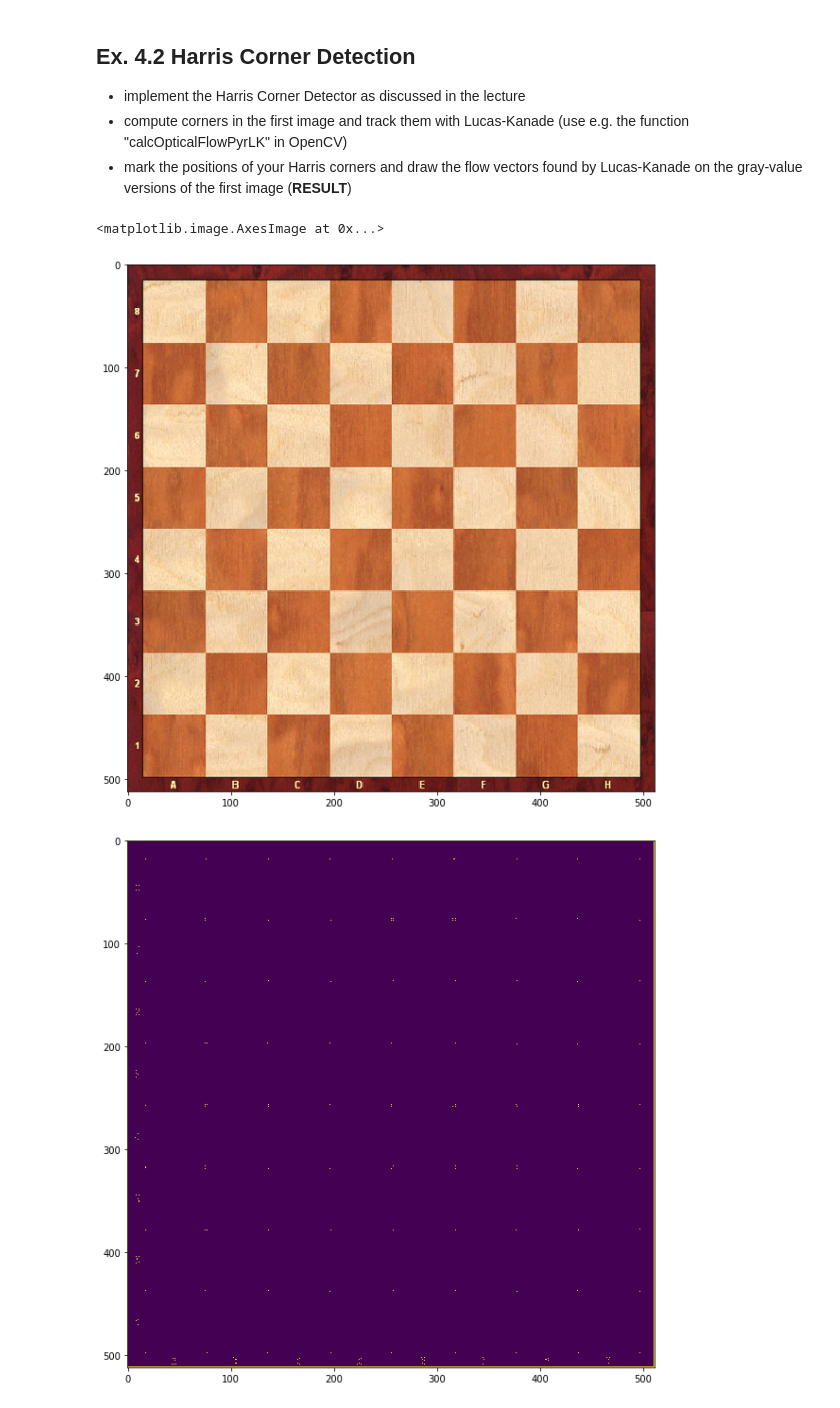
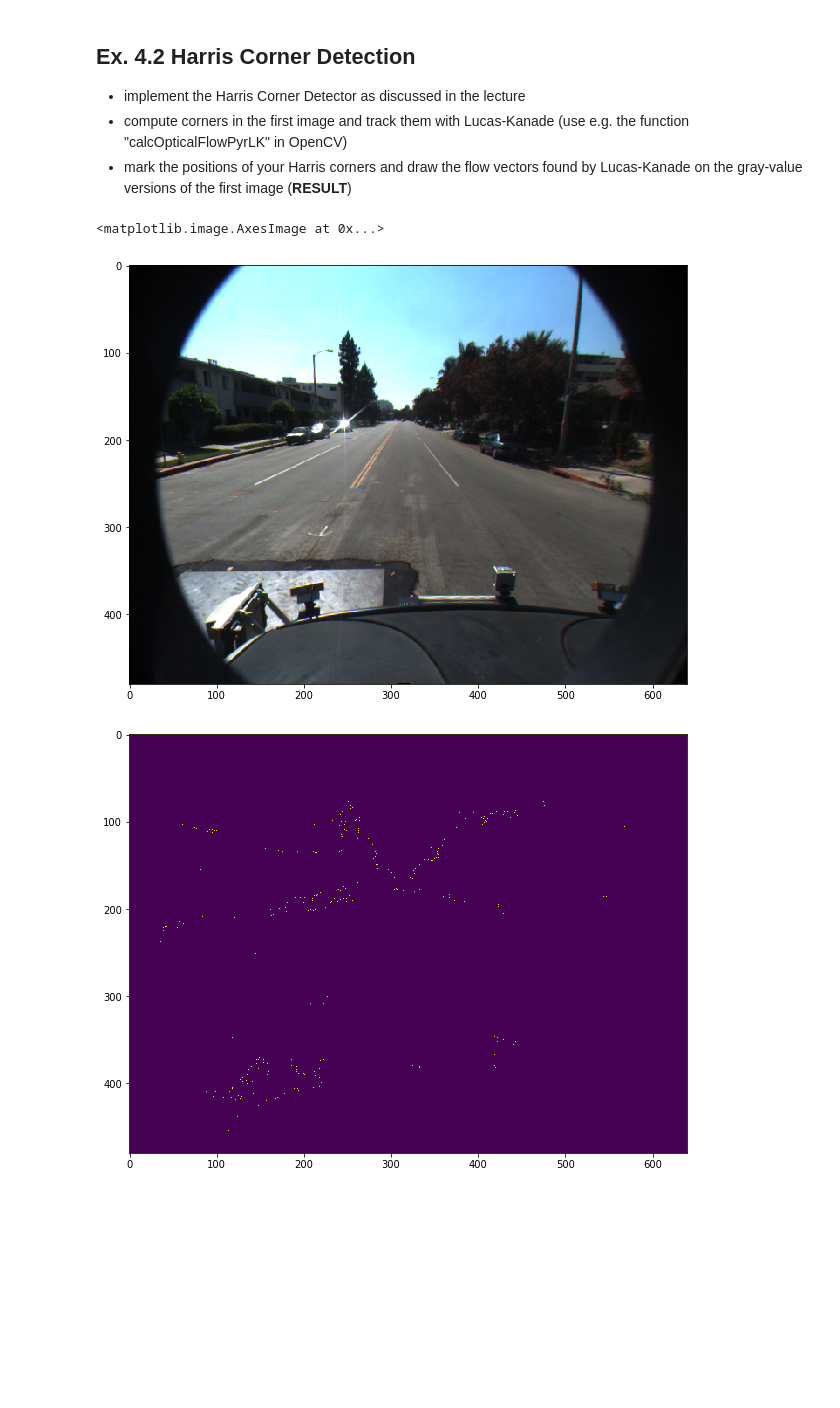
Before and after one commit to YJ14/Computer-Vision-2018, a Jupyter notebook: 04_BlockMatching_HarrisCorners.ipynb, the cells around one changed output. Cells and saved outputs as stored; diff of their text form; code cells hidden in the pictures; blank space fills up the shorter version.

```diff
--- a/04_BlockMatching_HarrisCorners.ipynb
+++ b/04_BlockMatching_HarrisCorners.ipynb
@@ -182,8 +78,8 @@ def nonMaxSuppression(edges, ws):
     #suppressed = edges
     suppressed = np.ones_like(edges)
 
-    for x in range(1, width-1):
-        for y in range(1, height-1):
+    for x in range(1, width):
+        for y in range(1, height):
             # suppressed[y,x] = 1
 
             if np.sum(edges[y-1:y+1, x-1:x+1]) <= 0:
@@ -231,23 +127,43 @@ def harrisCorner(image, ws=1):
             H = np.array( [ [sx2, sxy], [sxy, sy2] ] )
             R = np.linalg.det(H) - (0.04*np.power(np.matrix.trace(H), 2))
 
-            # !!! TODO: Non max suppression !!!
-
             edges[y,x] = R if R > 0.005 else 0  #1 if R > 0.005 else 0
 
     return nonMaxSuppression(edges, ws)
     # return edges
+
+
+def getPointVector(greyScaleImage):
+    height, width = greyScaleImage.shape
+    points = []
+    p0=np.array([[348.0, 251.0]],np.float32)
+    for x in range(1, width):
+        for y in range(1, height):
+            if greyScaleImage[y,x] == 1.0:
+                points.append([np.float32(x),np.float32(y)])
+
+    # print(points)
+    return np.array(points, np.float32)
 # %%
-ref = io.imread('images/reference.png')
+l1 = io.imread('images/lane_detection/f00000.png')
+l2 = io.imread('images/lane_detection/f00001.png')
 
-res = harrisCorner(ref)
+l1Height, l1Width, _ = l1.shape
+
+crop = 50
+# l1 = l1[crop:l1Height-crop, crop:l1Width-crop]
+# l2 = l2[crop:l1Height-crop, crop:l1Width-crop]
+
+# ref = io.imread('images/reference.png')
+
+res = harrisCorner(l1)
 
 plt.figure(1, figsize=(10, 15))
-plt.imshow(ref)
+plt.imshow(l1)
 
 plt.figure(2, figsize=(10, 15))
 plt.imshow(res)
 # %% [output]
 <matplotlib.image.AxesImage at 0x...>
-[figure, old version]
+[figure, new version]
-[figure, old version]
+[figure, new version]
```
Also changed, not shown: parts of 4 cells of this notebook.
